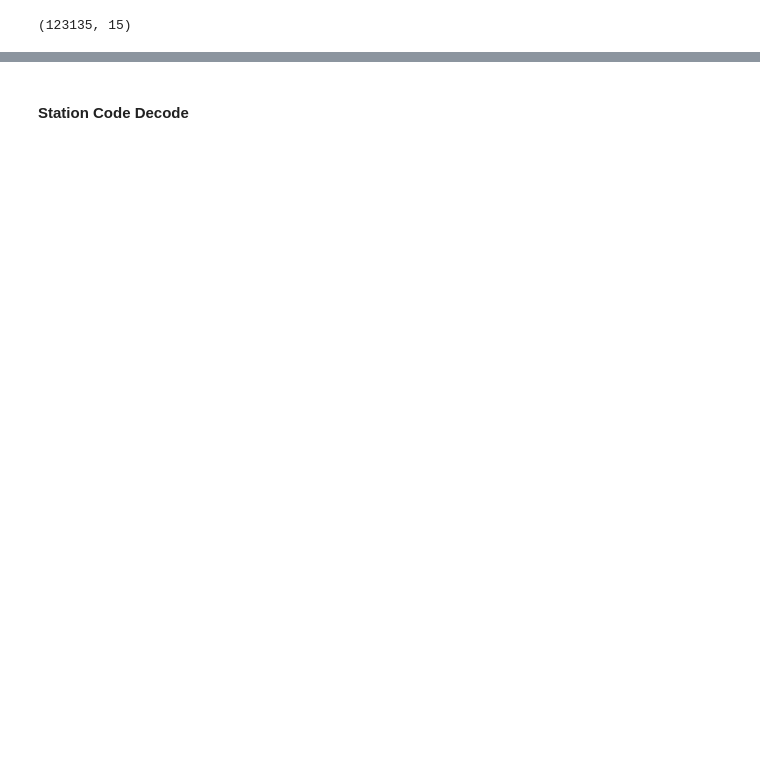
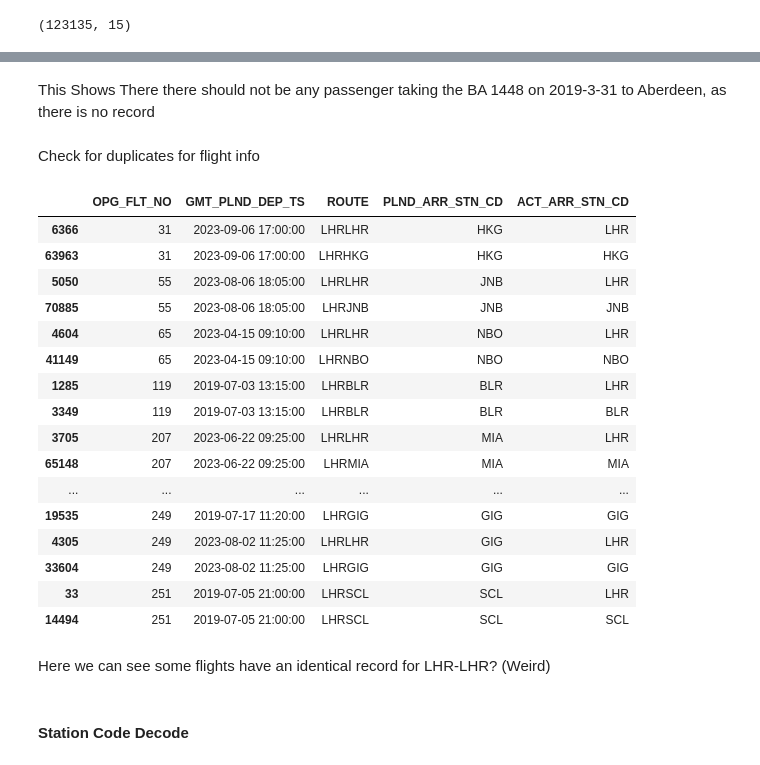
Before and after one commit to IanMaHKG-BA/Hackathon_Team_1, a Jupyter notebook: Ops Hackathon Starter Code_Ian.ipynb, the cells around one changed output, grey strips where cells are left out. Cells and saved outputs as stored; diff of their text form; code cells hidden in the pictures; blank space fills up the shorter version.

```diff
--- a/Ops Hackathon Starter Code_Ian.ipynb
+++ b/Ops Hackathon Starter Code_Ian.ipynb
@@ -112,3 +162,34 @@ df_flight_info.shape
+# %% [markdown]
+This Shows There there should not be any passenger taking the BA 1448 on 2019-3-31 to Aberdeen, as there is no record
+# %% [markdown]
+Check for duplicates for flight info
+# %%
+# df_flight_info_by_flight = df_flight_info_by_flight.groupby(['OPG_ALN_','DISCHARGE_STN_CD'], as_index = False).agg(pax_count = ('pax','sum'))
+duplicated_flag = df_flight_info.duplicated(subset=['OPG_FLT_NO','GMT_PLND_DEP_TS'],keep=False)
+df_flight_info_duplicated = df_flight_info[duplicated_flag].sort_values(['OPG_FLT_NO','GMT_PLND_DEP_TS'])
+
+# df_flight_info_duplicated.head(10)
+df_flight_info_duplicated[['OPG_FLT_NO','GMT_PLND_DEP_TS','ROUTE','PLND_ARR_STN_CD','ACT_ARR_STN_CD']].head(20)
+# %% [output]
+|  | OPG_FLT_NO | GMT_PLND_DEP_TS | ROUTE | PLND_ARR_STN_CD | ACT_ARR_STN_CD |
+| 6366 | 31 | 2023-09-06 17:00:00 | LHRLHR | HKG | LHR |
+| 63963 | 31 | 2023-09-06 17:00:00 | LHRHKG | HKG | HKG |
+| 5050 | 55 | 2023-08-06 18:05:00 | LHRLHR | JNB | LHR |
+| 70885 | 55 | 2023-08-06 18:05:00 | LHRJNB | JNB | JNB |
+| 4604 | 65 | 2023-04-15 09:10:00 | LHRLHR | NBO | LHR |
+| 41149 | 65 | 2023-04-15 09:10:00 | LHRNBO | NBO | NBO |
+| 1285 | 119 | 2019-07-03 13:15:00 | LHRBLR | BLR | LHR |
+| 3349 | 119 | 2019-07-03 13:15:00 | LHRBLR | BLR | BLR |
+| 3705 | 207 | 2023-06-22 09:25:00 | LHRLHR | MIA | LHR |
+| 65148 | 207 | 2023-06-22 09:25:00 | LHRMIA | MIA | MIA |
+| ... | ... | ... | ... | ... | ... |
+| 19535 | 249 | 2019-07-17 11:20:00 | LHRGIG | GIG | GIG |
+| 4305 | 249 | 2023-08-02 11:25:00 | LHRLHR | GIG | LHR |
+| 33604 | 249 | 2023-08-02 11:25:00 | LHRGIG | GIG | GIG |
+| 33 | 251 | 2019-07-05 21:00:00 | LHRSCL | SCL | LHR |
+| 14494 | 251 | 2019-07-05 21:00:00 | LHRSCL | SCL | SCL |
+# %% [markdown]
+Here we can see some flights have an identical record for LHR-LHR? (Weird)
 # %% [markdown]
 #### Station Code Decode
 # %%
```
Also changed, not shown: parts of 18 cells of this notebook, 1 other file.
